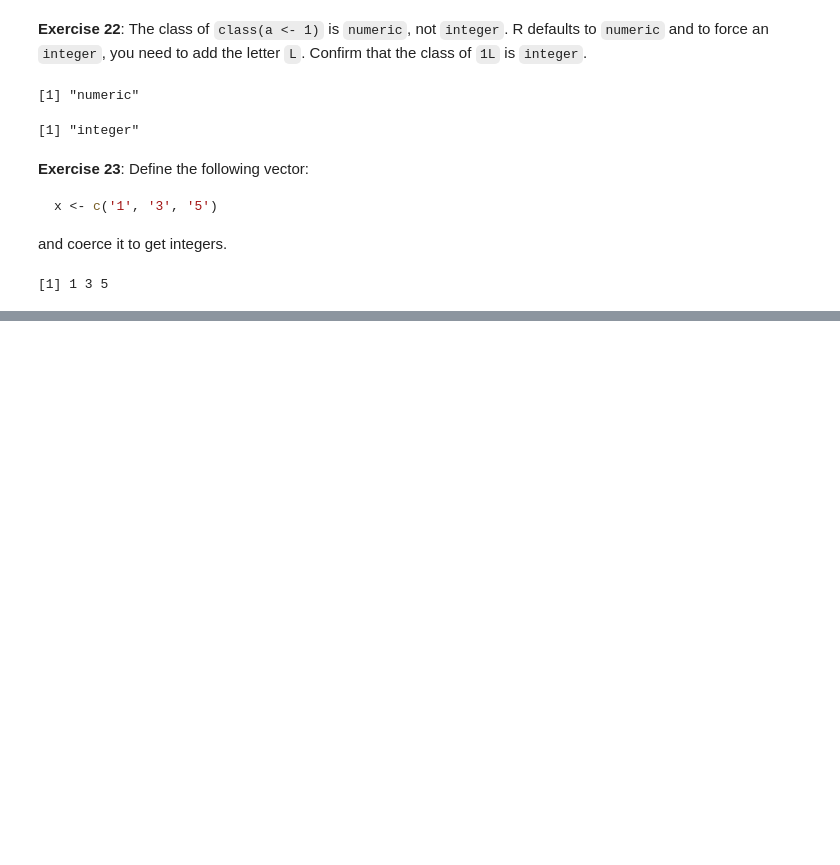
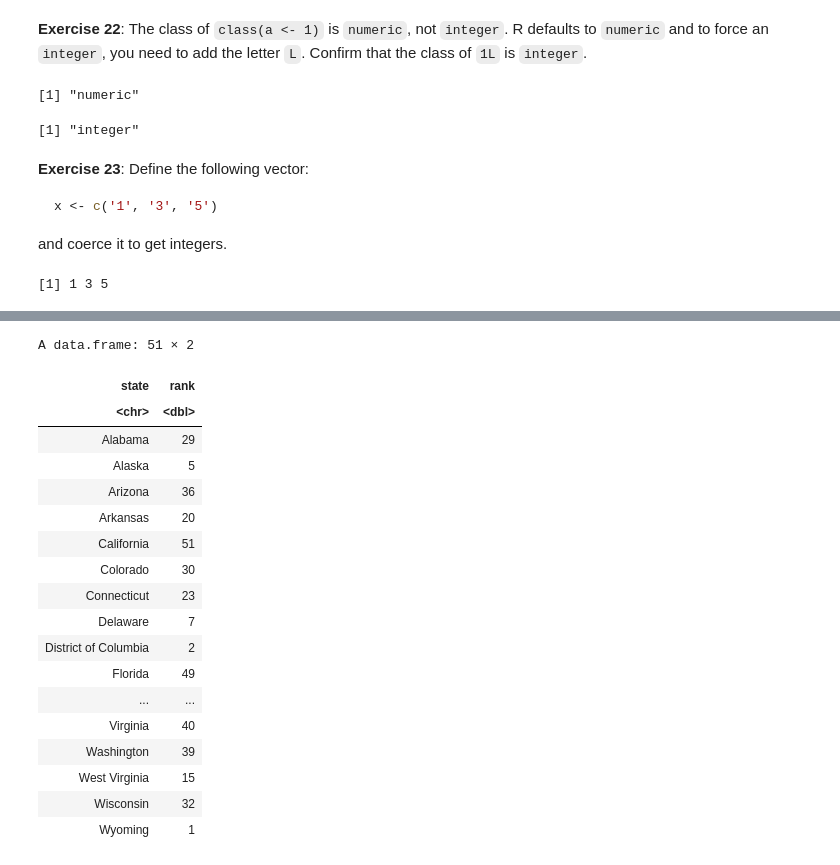
Before and after one commit to readyready15728/data-wrangling-and-visualization-with-r, a Jupyter notebook: 02_r_basics/02_r_basics.ipynb, the cells around one changed output, grey strips where cells are left out. Drawn from its saved outputs; the diff is of its cells as text; code cells hidden in the pictures; blank space fills up the shorter version.

```diff
--- a/02_r_basics/02_r_basics.ipynb
+++ b/02_r_basics/02_r_basics.ipynb
@@ -1221,0 +1326,24 @@ as.integer(x)
+# %%
+ranks <- rank(murders$population)
+my_df <- data.frame(state=murders$state, rank=ranks)
+my_df
+# %% [output]
+A data.frame: 51 × 2
+| state | rank |
+| <chr> | <dbl> |
+| Alabama | 29 |
+| Alaska | 5 |
+| Arizona | 36 |
+| Arkansas | 20 |
+| California | 51 |
+| Colorado | 30 |
+| Connecticut | 23 |
+| Delaware | 7 |
+| District of Columbia | 2 |
+| Florida | 49 |
+| ... | ... |
+| Virginia | 40 |
+| Washington | 39 |
+| West Virginia | 15 |
+| Wisconsin | 32 |
+| Wyoming | 1 |
```
Also changed, not shown: parts of 36 cells of this notebook.
